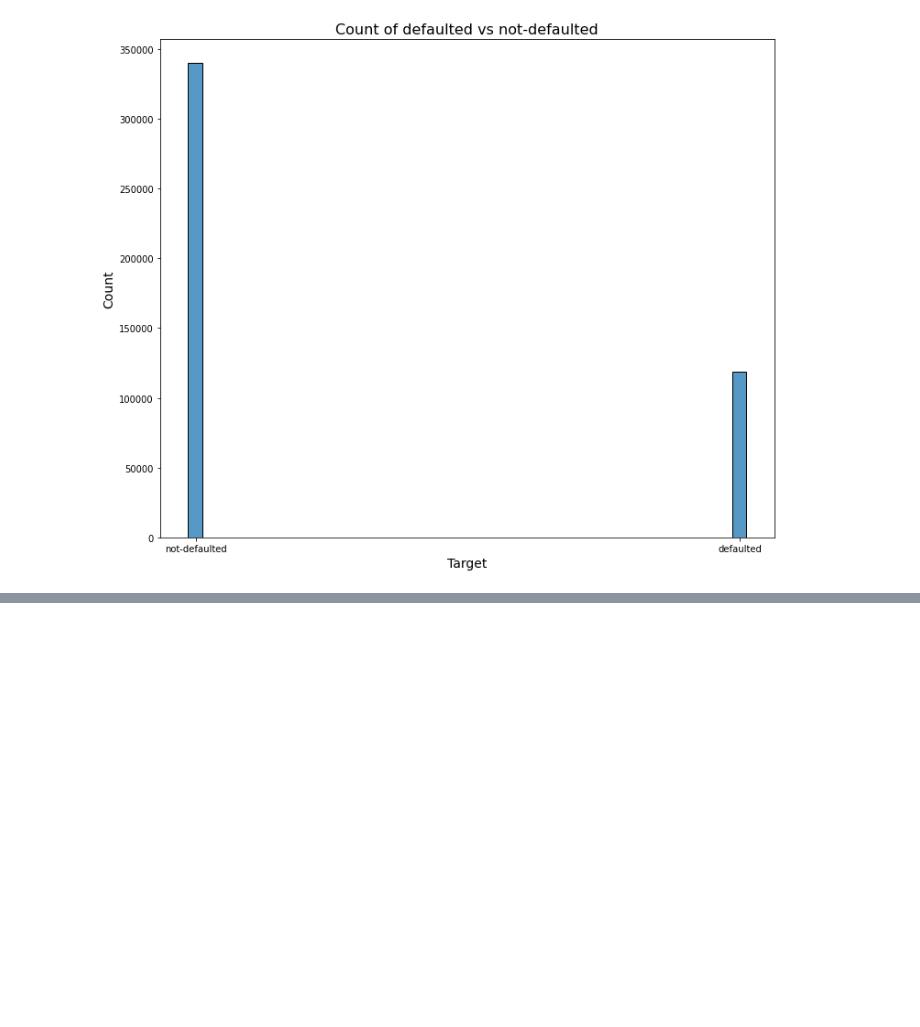
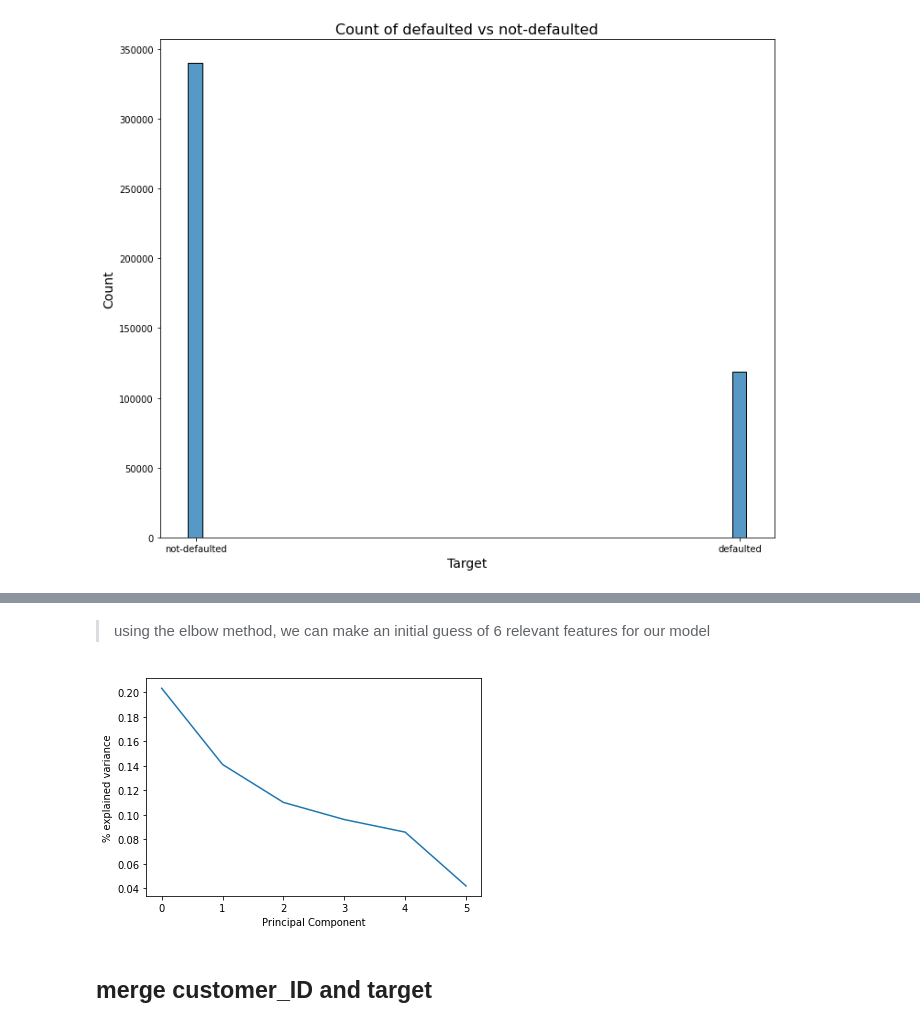
Before and after one commit to inherentspice/American-Express-Default-Prediction, a Jupyter notebook: Data Exploration.ipynb, the cells around one changed output, grey strips where cells are left out. Drawn from its saved outputs; the diff is of its cells as text; code cells hidden in the pictures; blank space fills up the shorter version.

Commit message:
used PCA as initial step into identifying useful features

```diff
--- a/Data Exploration.ipynb
+++ b/Data Exploration.ipynb
@@ -226,0 +267,12 @@ plt.ylabel('Count', fontsize=14);
+# %% [markdown]
+> using the elbow method, we can make an initial guess of 6 relevant features for our model
+# %%
+pca_2 = PCA(n_components=6)
+pca_2.fit(X)
+plt.plot(pca_2.explained_variance_ratio_)
+plt.xlabel('Principal Component')
+plt.ylabel('% explained variance');
+# %% [output]
+[figure, added]
+# %% [markdown]
+## merge customer_ID and target
```
Also changed, not shown: parts of 13 cells of this notebook.
